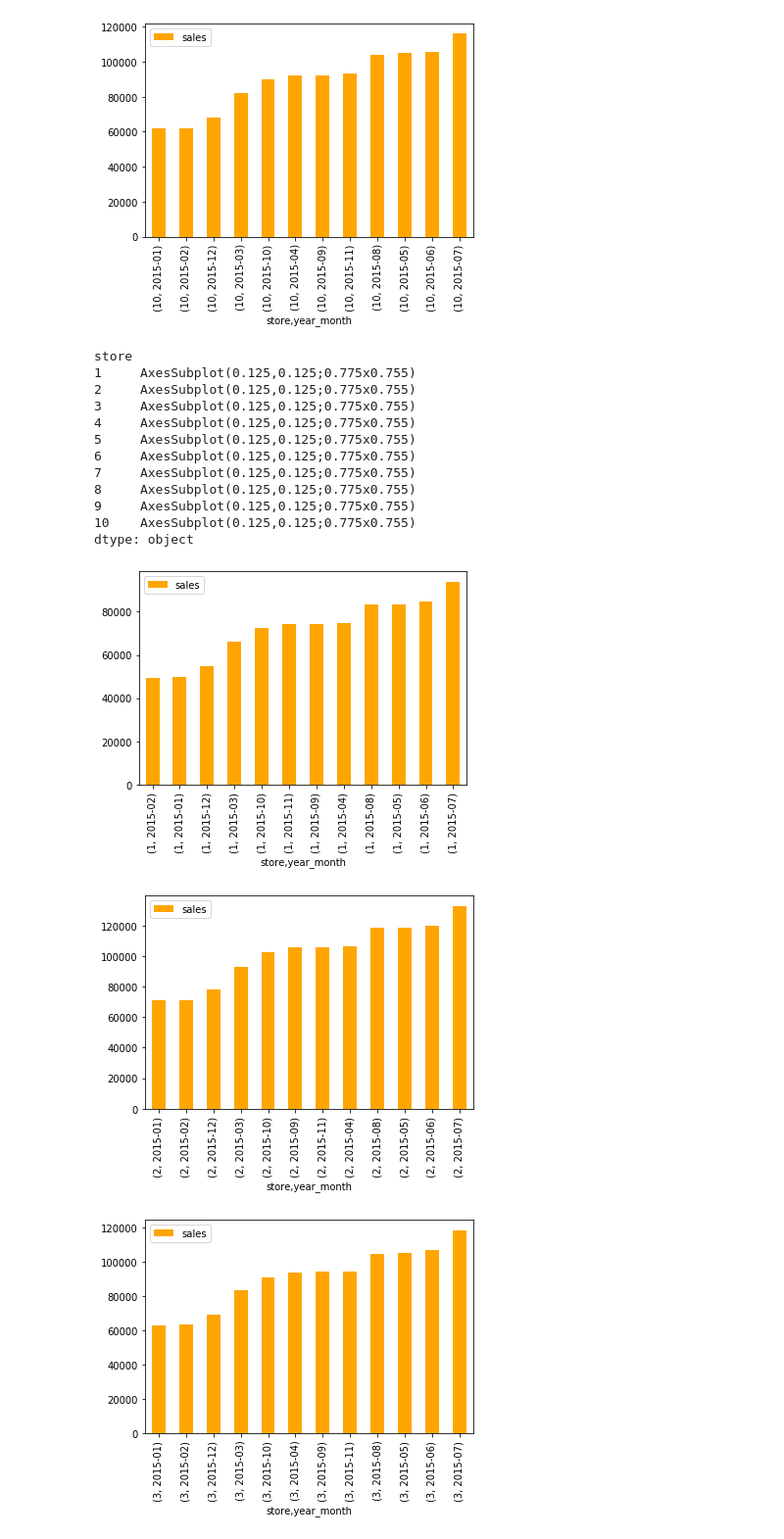
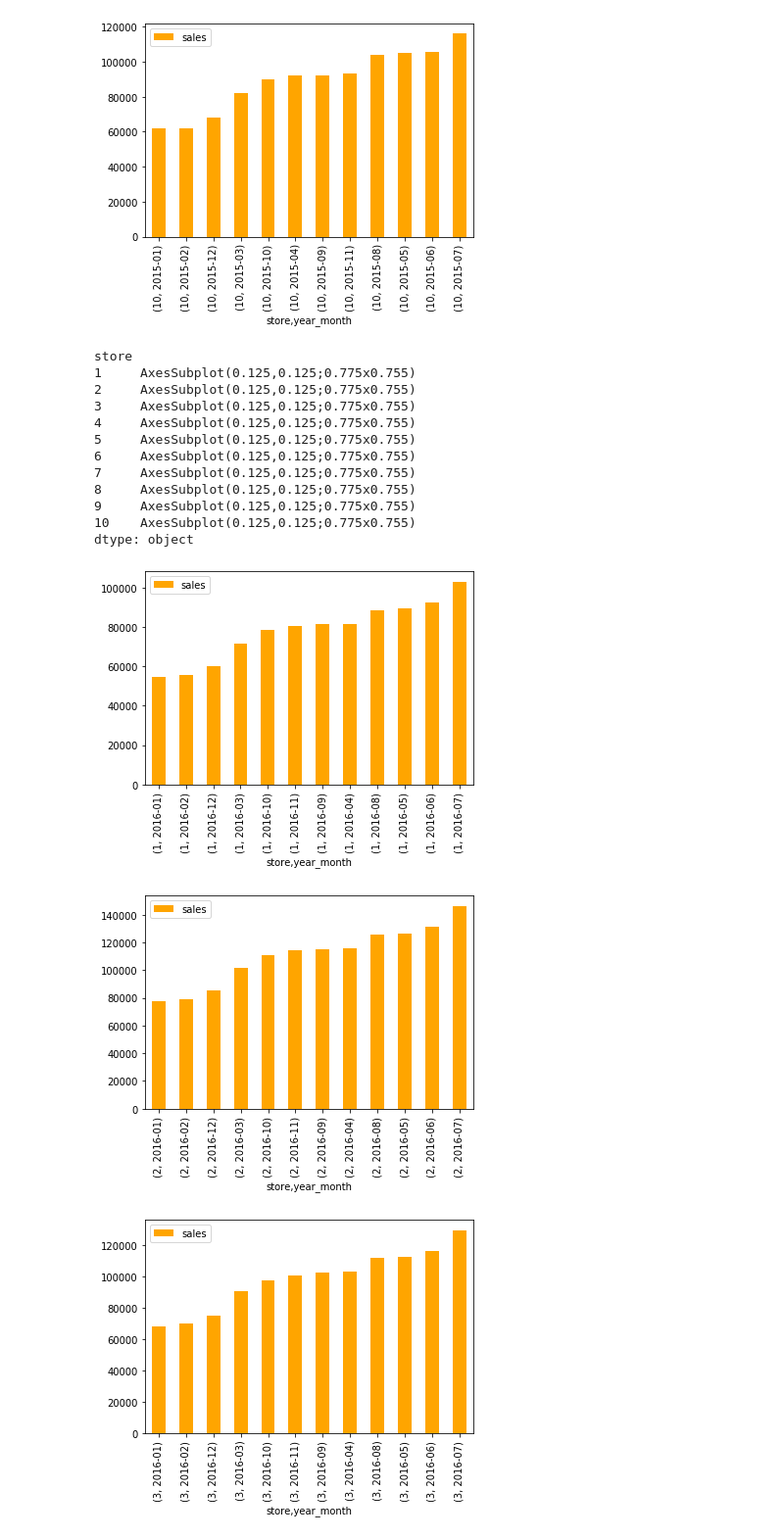
Before and after one commit to lesliechiri/jupyter-forecasting, a Jupyter notebook: Forecasting.ipynb, the cells around one changed output. Shown at 98% size. Saved outputs shown, nothing was run; the diff lists cells and outputs as text; code cells hidden in the pictures.

```diff
--- a/Forecasting.ipynb
+++ b/Forecasting.ipynb
@@ -294,21 +370,21 @@ dtype: object
 [figure]
 # %%
 f = df_2016.groupby(['store','year_month']).agg({'sales':'sum'})
-h = x.sort_values(by='sales', ascending=True)
+h = f.sort_values(by='sales', ascending=True)
 h.groupby('store').plot(kind = "bar",color = 'orange')
 # %% [output]
 store
 1     AxesSubplot(0.125,0.125;0.775x0.755)
 2     AxesSubplot(0.125,0.125;0.775x0.755)
 3     AxesSubplot(0.125,0.125;0.775x0.755)
 4     AxesSubplot(0.125,0.125;0.775x0.755)
 5     AxesSubplot(0.125,0.125;0.775x0.755)
 6     AxesSubplot(0.125,0.125;0.775x0.755)
 7     AxesSubplot(0.125,0.125;0.775x0.755)
 8     AxesSubplot(0.125,0.125;0.775x0.755)
 9     AxesSubplot(0.125,0.125;0.775x0.755)
 10    AxesSubplot(0.125,0.125;0.775x0.755)
 dtype: object
-[figure, old version]
+[figure, new version]
-[figure, old version]
+[figure, new version]
-[figure, old version]
+[figure, new version]
```
Also changed, not shown: parts of 22 cells of this notebook.
